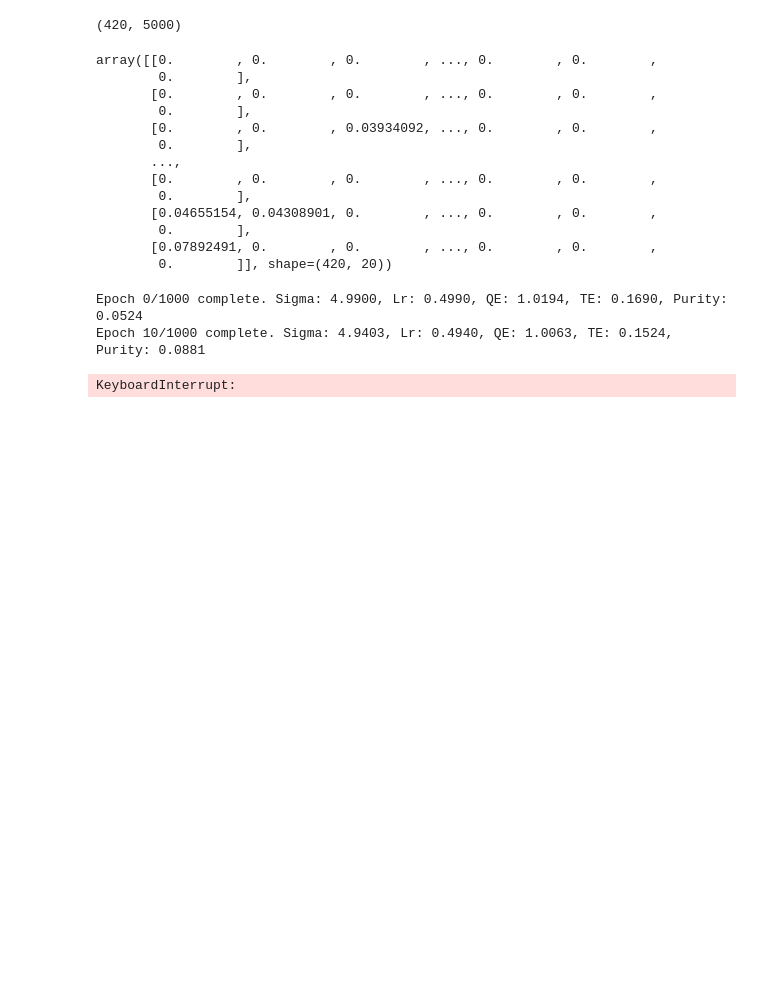
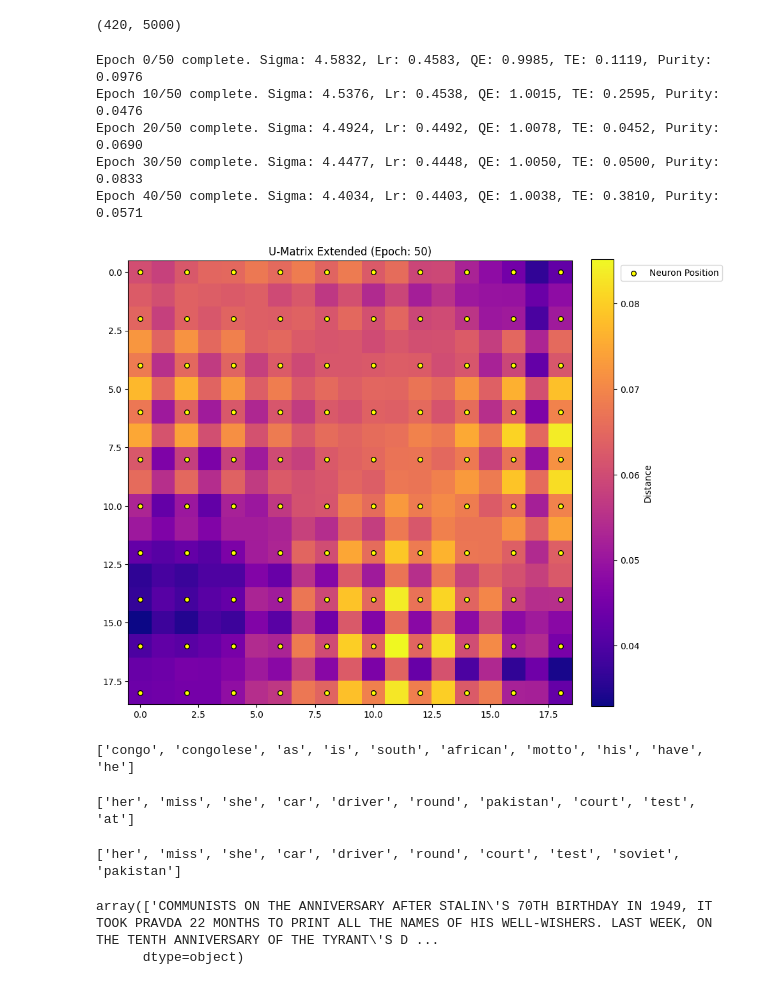
Before and after one commit to hanzltom/ViT-GHSOM, a Jupyter notebook: SOM/SOM_training_times.ipynb, the cells around one changed output. Saved outputs shown, nothing was run; the diff lists cells and outputs as text; code cells hidden in the pictures; blank space fills up the shorter version.

Commit message:
SOM: prepared for times magazine training

```diff
--- a/SOM/SOM_training_times.ipynb
+++ b/SOM/SOM_training_times.ipynb
@@ -29,27 +29,17 @@ X_tfidf = X_sparse.toarray()
 X_tfidf.shape
 # %% [output]
 (420, 5000)
-# %%
-X_tfidf[:, :20]
-# %% [output]
-array([[0.        , 0.        , 0.        , ..., 0.        , 0.        ,
-        0.        ],
-       [0.        , 0.        , 0.        , ..., 0.        , 0.        ,
-        0.        ],
-       [0.        , 0.        , 0.03934092, ..., 0.        , 0.        ,
-        0.        ],
-       ...,
-       [0.        , 0.        , 0.        , ..., 0.        , 0.        ,
-        0.        ],
-       [0.04655154, 0.04308901, 0.        , ..., 0.        , 0.        ,
-        0.        ],
-       [0.07892491, 0.        , 0.        , ..., 0.        , 0.        ,
-        0.        ]], shape=(420, 20))
 # %%
 som = SOM(10,10,5000)
 # %%
-som.train_online(X_tfidf, y, 1000)
+som.train_online(X_tfidf, y, 50)
 # %% [output]
-Epoch 0/1000 complete. Sigma: 4.9900, Lr: 0.4990, QE: 1.0194, TE: 0.1690, Purity: 0.0524
-Epoch 10/1000 complete. Sigma: 4.9403, Lr: 0.4940, QE: 1.0063, TE: 0.1524, Purity: 0.0881
+Epoch 0/50 complete. Sigma: 4.5832, Lr: 0.4583, QE: 0.9985, TE: 0.1119, Purity: 0.0976
+Epoch 10/50 complete. Sigma: 4.5376, Lr: 0.4538, QE: 1.0015, TE: 0.2595, Purity: 0.0476
+Epoch 20/50 complete. Sigma: 4.4924, Lr: 0.4492, QE: 1.0078, TE: 0.0452, Purity: 0.0690
+Epoch 30/50 complete. Sigma: 4.4477, Lr: 0.4448, QE: 1.0050, TE: 0.0500, Purity: 0.0833
+Epoch 40/50 complete. Sigma: 4.4034, Lr: 0.4403, QE: 1.0038, TE: 0.3810, Purity: 0.0571
-KeyboardInterrupt:
+# %%
+visualize_u_matrix_extended(som, 50)
+# %% [output]
+[figure, added]
@@ -55,0 +48,29 @@ KeyboardInterrupt:
+# %%
+weight = som.get_weight_of_node((0,0))
+
+top_indices = weight.argsort()[-10:][::-1]
+top_words = [terms[ind] for ind in top_indices]
+print(top_words)
+# %% [output]
+['congo', 'congolese', 'as', 'is', 'south', 'african', 'motto', 'his', 'have', 'he']
+# %%
+weight = som.get_weight_of_node((8,7))
+
+top_indices = weight.argsort()[-10:][::-1]
+top_words = [terms[ind] for ind in top_indices]
+print(top_words)
+# %% [output]
+['her', 'miss', 'she', 'car', 'driver', 'round', 'pakistan', 'court', 'test', 'at']
+# %%
+weight = som.get_weight_of_node((9,7))
+
+top_indices = weight.argsort()[-10:][::-1]
+top_words = [terms[ind] for ind in top_indices]
+print(top_words)
+# %% [output]
+['her', 'miss', 'she', 'car', 'driver', 'round', 'court', 'test', 'soviet', 'pakistan']
+# %%
+X[100]
+# %% [output]
+array(['COMMUNISTS ON THE ANNIVERSARY AFTER STALIN\'S 70TH BIRTHDAY IN 1949, IT TOOK PRAVDA 22 MONTHS TO PRINT ALL THE NAMES OF HIS WELL-WISHERS. LAST WEEK, ON THE TENTH ANNIVERSARY OF THE TYRANT\'S D ...
+      dtype=object)
```
Also changed, not shown: parts of 4 cells of this notebook.
